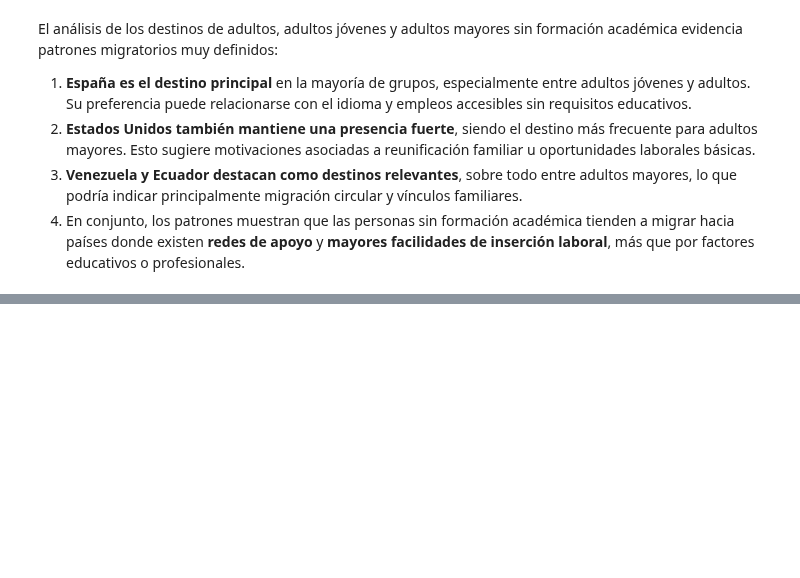
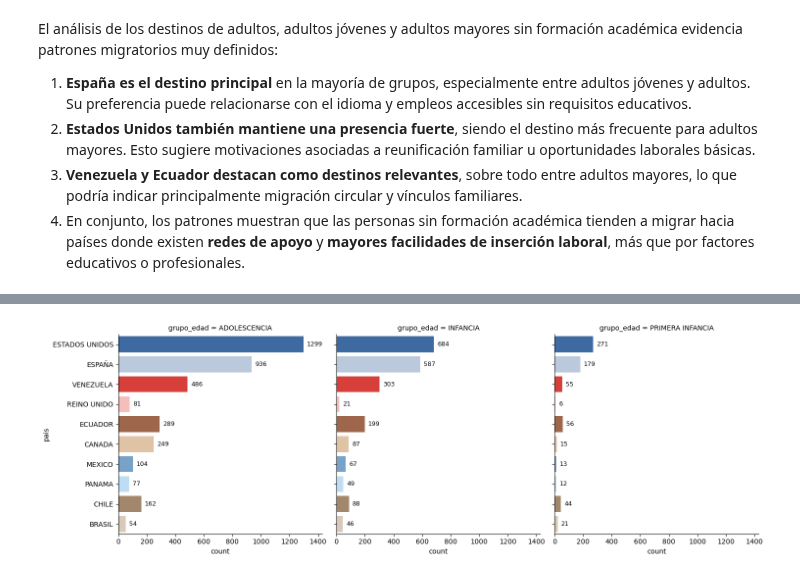
Before and after one commit to AlejandroSegura24/Colombians-migration-data-analysis, a Jupyter notebook: Notebooks/EDA colombians migration.ipynb, the cells around one changed output, grey strips where cells are left out. Saved outputs shown, nothing was run; the diff lists cells and outputs as text; code cells hidden in the pictures; blank space fills up the shorter version.

```diff
--- a/Notebooks/EDA colombians migration.ipynb
+++ b/Notebooks/EDA colombians migration.ipynb
@@ -483,3 +518,18 @@ El análisis de los destinos de adultos, adultos jóvenes y adultos mayores sin
+# %%
+grupo_edad_menores = df_processing[df_processing['grupo_edad'].isin(['PRIMERA INFANCIA', 'INFANCIA', 'ADOLESCENCIA'])]
+top_10_paises_menores = grupo_edad_menores['pais'].value_counts().head(10).index
+data_grupo_menores = grupo_edad_menores[grupo_edad_menores['pais'].isin(top_10_paises_menores)]
+
+g = sns.catplot(data = data_grupo_menores, y = 'pais', kind='count', col= 'grupo_edad', hue = 'pais',palette=palette_custom[:10])
+for ax in g.axes.flat:
+    for container in ax.containers:
+        ax.bar_label(container, fmt='%d', padding=5, fontsize=9)
+    ax.margins(x=0.1)
+
+plt.tight_layout()
+plt.show()
+# %% [output]
+[figure, added]
 # %%
 df_processing.head()
 # %% [output]
```
Also changed, not shown: parts of 3 cells of this notebook.
